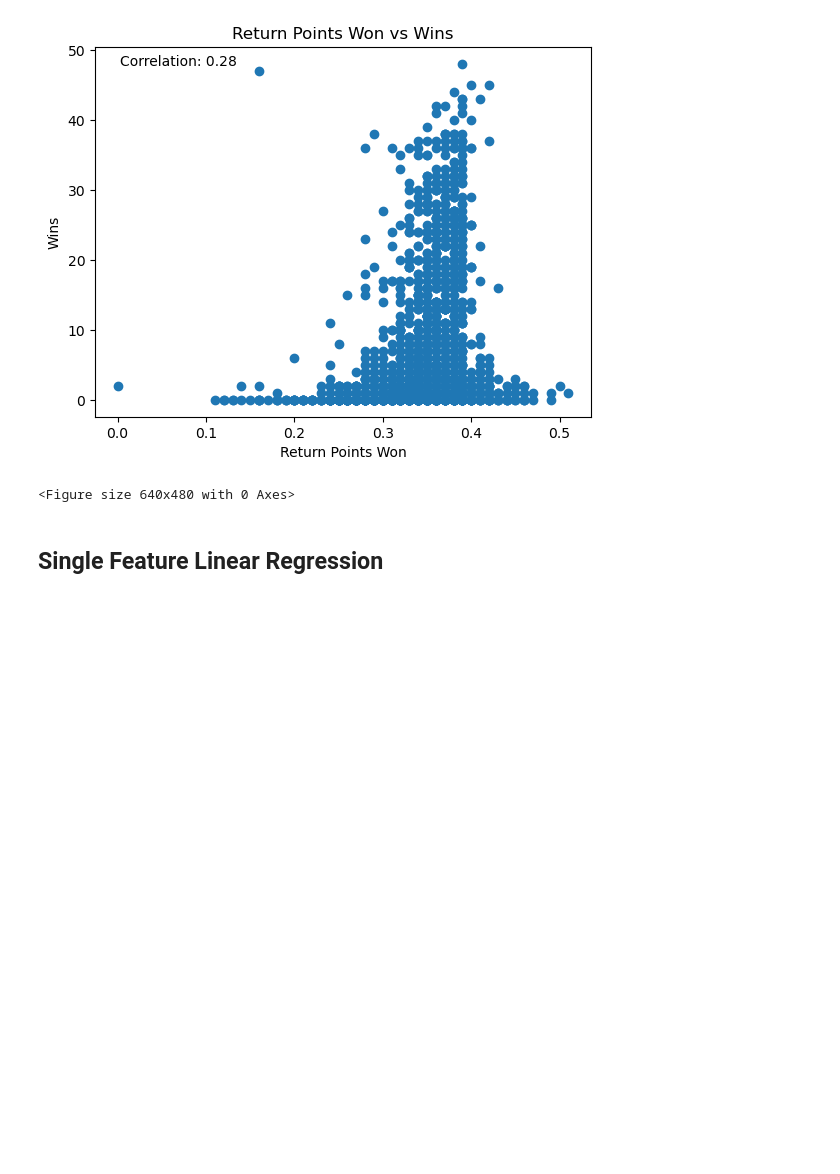
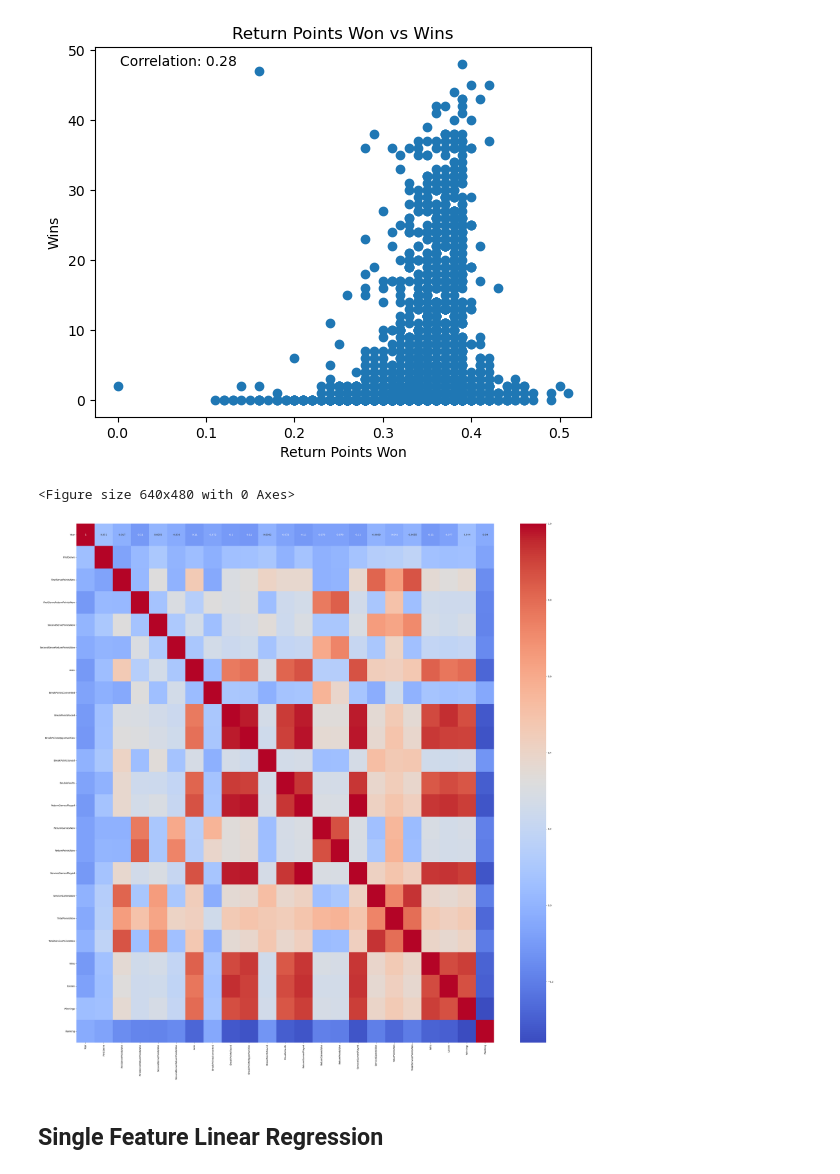
Before and after one commit to ayomidecole/Tennis-Linear-Regression, a Jupyter notebook: tennis_regression.ipynb, the cells around one changed output. Saved outputs shown, nothing was run; the diff lists cells and outputs as text; code cells hidden in the pictures; blank space fills up the shorter version.

```diff
--- a/tennis_regression.ipynb
+++ b/tennis_regression.ipynb
@@ -140,6 +150,11 @@ plt.clf()
 # %% [output]
 [figure]
 <Figure size 640x480 with 0 Axes>
+# %%
+plt.figure(figsize=(40, 40))
+sns.heatmap(df.drop('Player', axis=1).corr(), annot=True, cmap='coolwarm'); #Plotting the correlation matrix
+# %% [output]
+[figure, added]
 # %% [markdown]
 ## Single Feature Linear Regression
 # %% [markdown]
```
Also changed, not shown: parts of 13 cells of this notebook.
